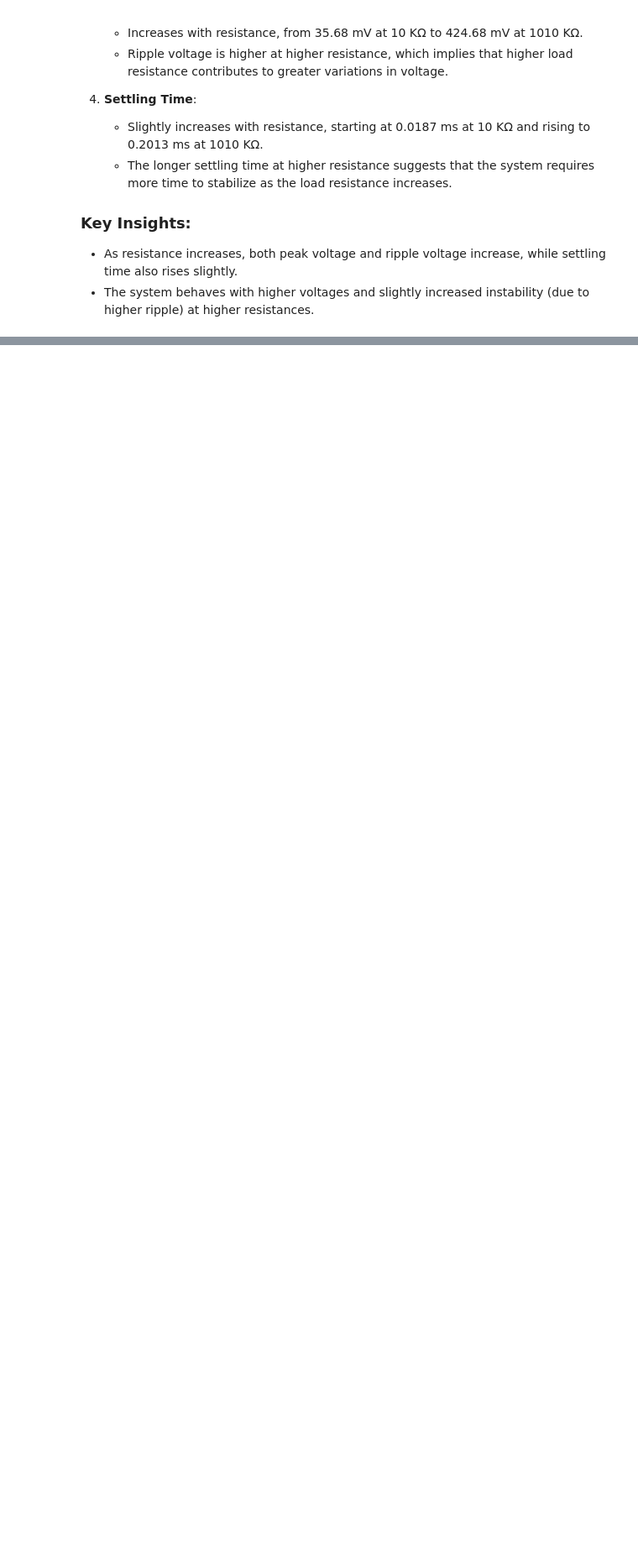
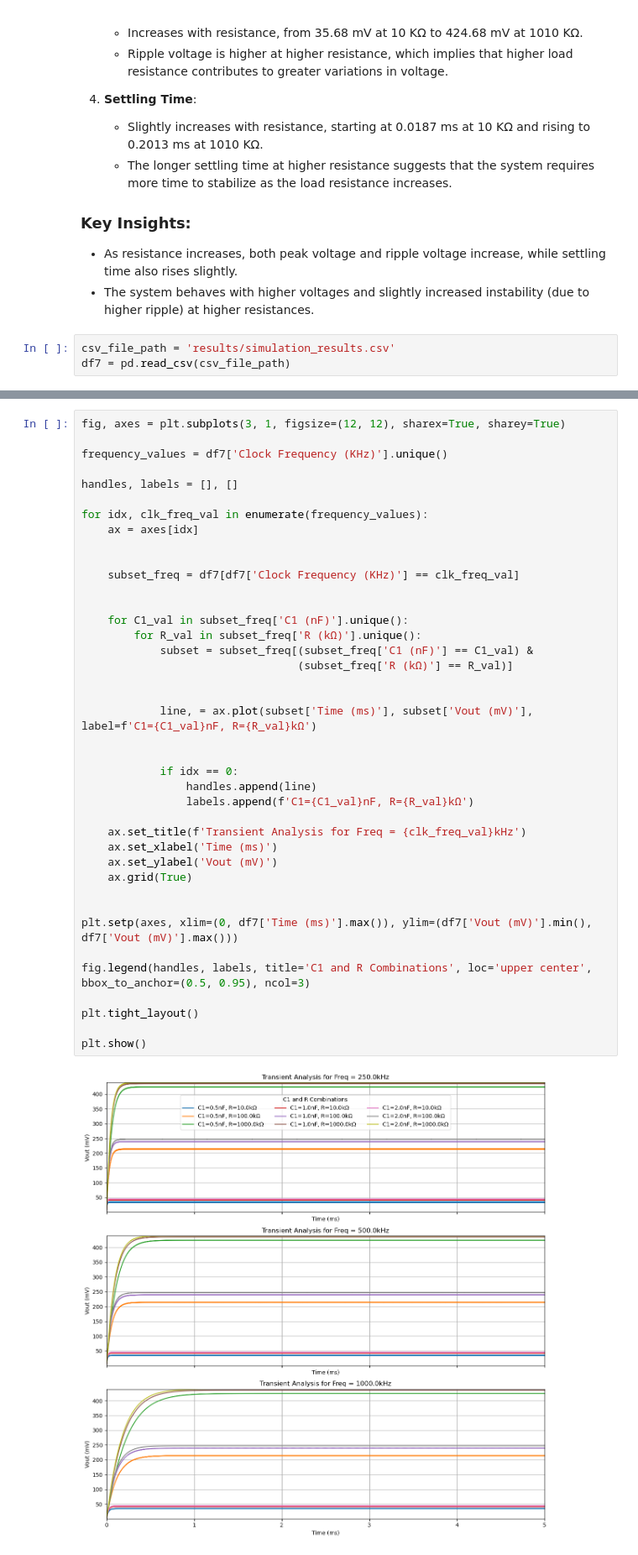
Before and after one commit to imran-nazir0011/minor-project-7th-sem, a Jupyter notebook: transient_analysis.ipynb, the cells around one changed output, grey strips where cells are left out. Shown: that part at 84% size. Drawn from its saved outputs; the diff is of its cells as text; blank space fills up the shorter version.

```diff
--- a/transient_analysis.ipynb
+++ b/transient_analysis.ipynb
@@ -504,3 +504,6 @@ The Graph shows the relationship between load resistance (ranging from 10 KΩ to
 ### Key Insights:
 - As resistance increases, both peak voltage and ripple voltage increase, while settling time also rises slightly.
 - The system behaves with higher voltages and slightly increased instability (due to higher ripple) at higher resistances.
+# %%
+csv_file_path = 'results/simulation_results.csv'
+df7 = pd.read_csv(csv_file_path)
@@ -506,0 +560,42 @@ The Graph shows the relationship between load resistance (ranging from 10 KΩ to
+# %%
+fig, axes = plt.subplots(3, 1, figsize=(12, 12), sharex=True, sharey=True)
+
+frequency_values = df7['Clock Frequency (KHz)'].unique()
+
+handles, labels = [], []
+
+for idx, clk_freq_val in enumerate(frequency_values):
+    ax = axes[idx]
+
+
+    subset_freq = df7[df7['Clock Frequency (KHz)'] == clk_freq_val]
+
+
+    for C1_val in subset_freq['C1 (nF)'].unique():
+        for R_val in subset_freq['R (kΩ)'].unique():
+            subset = subset_freq[(subset_freq['C1 (nF)'] == C1_val) &
+                                 (subset_freq['R (kΩ)'] == R_val)]
+
+
+            line, = ax.plot(subset['Time (ms)'], subset['Vout (mV)'], label=f'C1={C1_val}nF, R={R_val}kΩ')
+
+
+            if idx == 0:
+                handles.append(line)
+                labels.append(f'C1={C1_val}nF, R={R_val}kΩ')
+
+    ax.set_title(f'Transient Analysis for Freq = {clk_freq_val}kHz')
+    ax.set_xlabel('Time (ms)')
+    ax.set_ylabel('Vout (mV)')
+    ax.grid(True)
+
+
+plt.setp(axes, xlim=(0, df7['Time (ms)'].max()), ylim=(df7['Vout (mV)'].min(), df7['Vout (mV)'].max()))
+
+fig.legend(handles, labels, title='C1 and R Combinations', loc='upper center', bbox_to_anchor=(0.5, 0.95), ncol=3)
+
+plt.tight_layout()
+
+plt.show()
+# %% [output]
+[figure, added]
```
Also changed, not shown: parts of 4 cells of this notebook, 1 other file.
